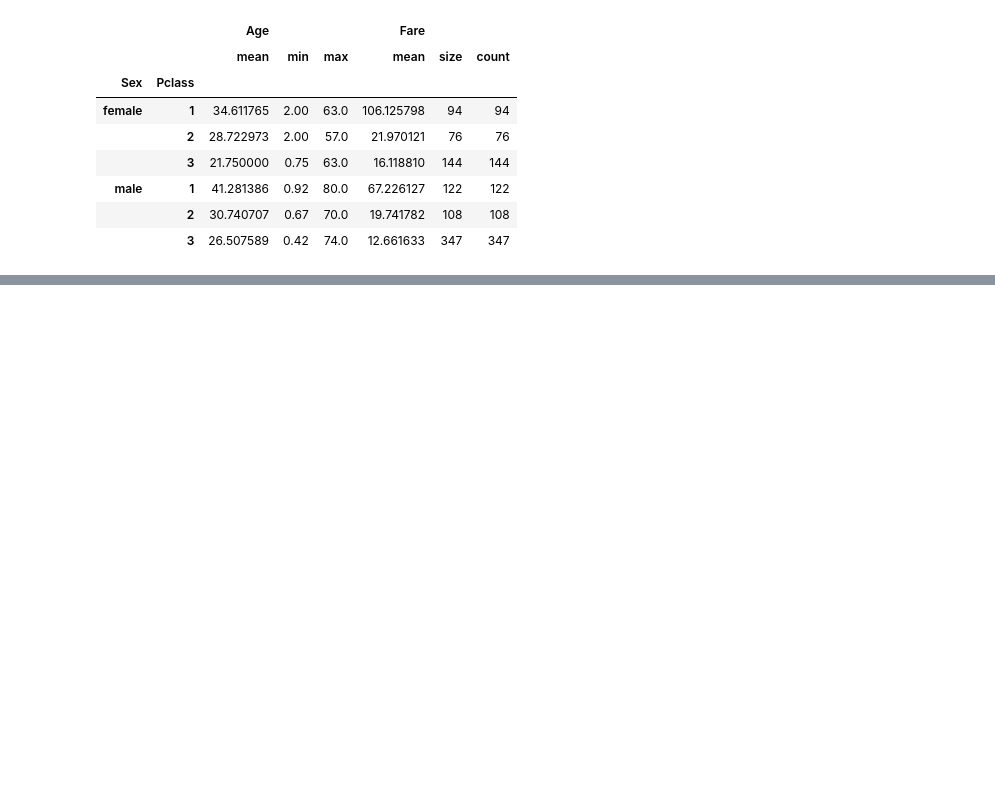
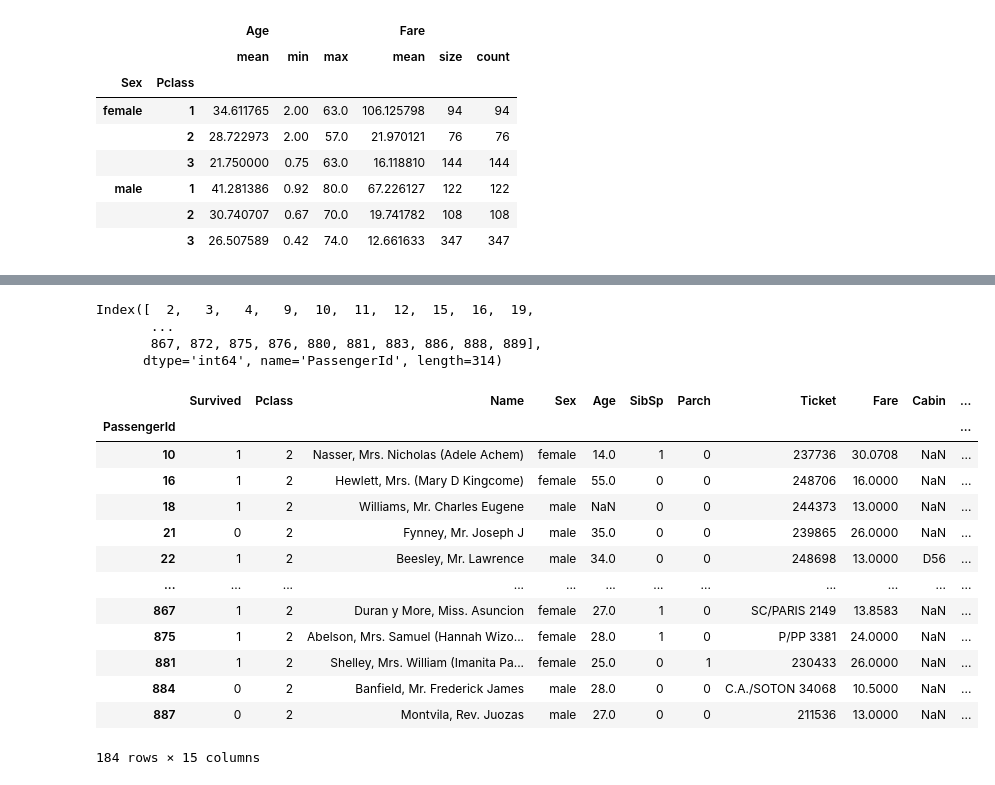
Before and after one commit to yashdeep-patil/Pandas, a Jupyter notebook: pandas.ipynb, the cells around one changed output, grey strips where cells are left out. Saved outputs shown, nothing was run; the diff lists cells and outputs as text; code cells hidden in the pictures; blank space fills up the shorter version.

```diff
--- a/pandas.ipynb
+++ b/pandas.ipynb
@@ -642,5 +642,6 @@ sub.groupby(["Sex","Pclass"]).agg({"Age":["mean","min","max"],"Fare":["mean","si
 |  | 2 | 30.740707 | 0.67 | 70.0 | 19.741782 | 108 | 108 |
 |  | 3 | 26.507589 | 0.42 | 74.0 | 12.661633 | 347 | 347 |
 # %%
-sub["Age mean sex"]= sub.groupby("ex")["Age"].transform("mean")
+sub["Age mean sex"]= sub.groupby("Sex")["Age"].transform("mean")
+sub
 # %% [output]
@@ -647,0 +662,3 @@ KeyError: 'sex'
+# %%
+sub["Fare mean class"] = sub.groupby("Pclass")["Fare"].transform("mean")
+sub
@@ -647,0 +746,26 @@ KeyError: 'sex'
+# %%
+g = sub.groupby("Sex").groups["female"]
+g
+# %% [output]
+Index([  2,   3,   4,   9,  10,  11,  12,  15,  16,  19,
+       ...
+       867, 872, 875, 876, 880, 881, 883, 886, 888, 889],
+      dtype='int64', name='PassengerId', length=314)
+# %%
+g = sub.groupby("Pclass").get_group(2)
+g
+# %% [output]
+|  | Survived | Pclass | Name | Sex | Age | SibSp | Parch | Ticket | Fare | Cabin | ... |
+| PassengerId |  |  |  |  |  |  |  |  |  |  | ... |
+| 10 | 1 | 2 | Nasser, Mrs. Nicholas (Adele Achem) | female | 14.0 | 1 | 0 | 237736 | 30.0708 | NaN | ... |
+| 16 | 1 | 2 | Hewlett, Mrs. (Mary D Kingcome) | female | 55.0 | 0 | 0 | 248706 | 16.0000 | NaN | ... |
+| 18 | 1 | 2 | Williams, Mr. Charles Eugene | male | NaN | 0 | 0 | 244373 | 13.0000 | NaN | ... |
+| 21 | 0 | 2 | Fynney, Mr. Joseph J | male | 35.0 | 0 | 0 | 239865 | 26.0000 | NaN | ... |
+| 22 | 1 | 2 | Beesley, Mr. Lawrence | male | 34.0 | 0 | 0 | 248698 | 13.0000 | D56 | ... |
+| ... | ... | ... | ... | ... | ... | ... | ... | ... | ... | ... | ... |
+| 867 | 1 | 2 | Duran y More, Miss. Asuncion | female | 27.0 | 1 | 0 | SC/PARIS 2149 | 13.8583 | NaN | ... |
+| 875 | 1 | 2 | Abelson, Mrs. Samuel (Hannah Wizo... | female | 28.0 | 1 | 0 | P/PP 3381 | 24.0000 | NaN | ... |
+| 881 | 1 | 2 | Shelley, Mrs. William (Imanita Pa... | female | 25.0 | 0 | 1 | 230433 | 26.0000 | NaN | ... |
+| 884 | 0 | 2 | Banfield, Mr. Frederick James | male | 28.0 | 0 | 0 | C.A./SOTON 34068 | 10.5000 | NaN | ... |
+| 887 | 0 | 2 | Montvila, Rev. Juozas | male | 27.0 | 0 | 0 | 211536 | 13.0000 | NaN | ... |
+184 rows × 15 columns
```
Also changed, not shown: parts of 8 cells of this notebook.
